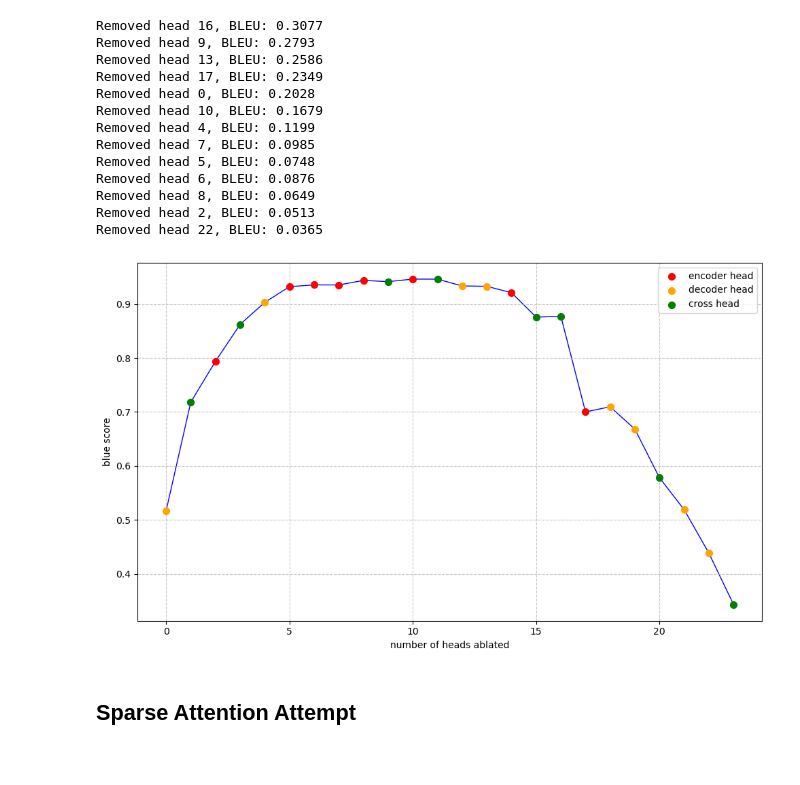
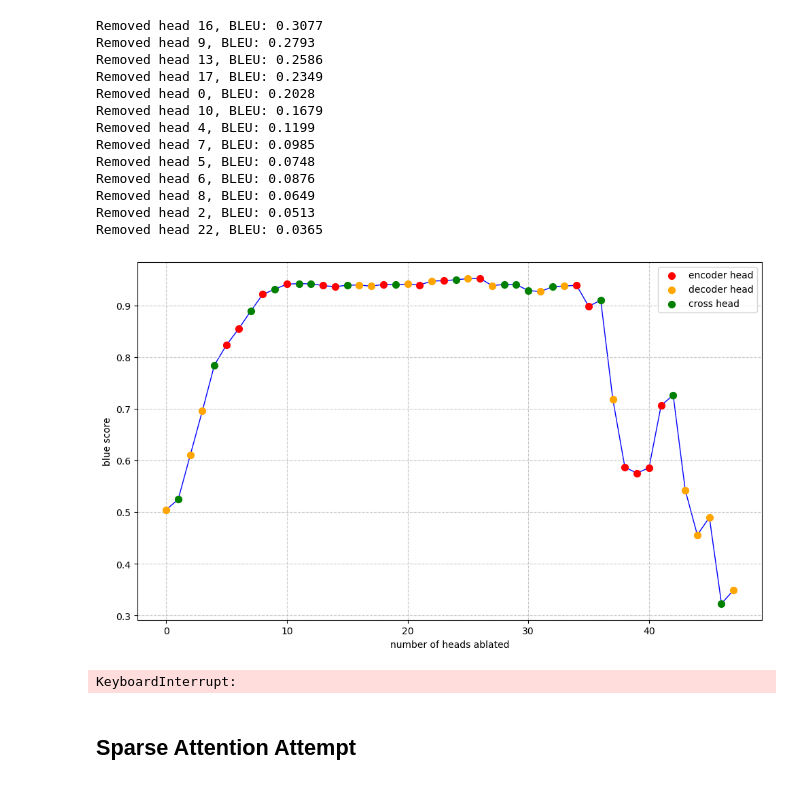
Before and after one commit to SharmaLlama/dl-from-scratch, a Jupyter notebook: notebooks/transformer.ipynb, the cells around one changed output. Saved outputs shown, nothing was run; the diff lists cells and outputs as text; code cells hidden in the pictures.

```diff
--- a/notebooks/transformer.ipynb
+++ b/notebooks/transformer.ipynb
@@ -1769,20 +1775,20 @@ bleu_scores_removal = bleu_scores_removal_gpu
 # %%
 plt.figure(figsize=(10, 6))
 plt.plot(bleu_scores_removal, color='blue', linestyle='-', linewidth=1, zorder=1)
 
 indices = range(len(bleu_scores_removal))
-x_red, y_red = zip(*[(i, bleu_scores_removal[i]) for i in indices if removal_order[i] < 8]) if any(removal_order[i] < 8 for i in indices) else ([], [])
-x_yellow, y_yellow = zip(*[(i, bleu_scores_removal[i]) for i in indices if 8 <= removal_order[i] < 16]) if any(8 <= removal_order[i] < 16 for i in indices) else ([], [])
-x_green, y_green = zip(*[(i, bleu_scores_removal[i]) for i in indices if 16 <= removal_order[i] < 24]) if any(16 <= removal_order[i] < 24 for i in indices) else ([], [])
+x_red, y_red = zip(*[(i, bleu_scores_removal[i]) for i in indices if removal_order[i] < 8 * 2]) if any(removal_order[i] < 16 for i in indices) else ([], [])
+x_yellow, y_yellow = zip(*[(i, bleu_scores_removal[i]) for i in indices if 16 <= removal_order[i] < 32]) if any(16 <= removal_order[i] < 32 for i in indices) else ([], [])
+x_green, y_green = zip(*[(i, bleu_scores_removal[i]) for i in indices if 32 <= removal_order[i] < 48]) if any(32 <= removal_order[i] < 48 for i in indices) else ([], [])
 
 plt.scatter(x_red, y_red, color='red', s=50, zorder=2, label='encoder head')
 plt.scatter(x_yellow, y_yellow, color='orange', s=50, zorder=2, label='decoder head')
 plt.scatter(x_green, y_green, color='green', s=50, zorder=2, label='cross head')
 plt.grid(True, linestyle='--', alpha=0.7)
 plt.legend()
 plt.xlabel('number of heads ablated')
 plt.ylabel('blue score')
 plt.tight_layout()
 plt.show()
 # %% [output]
-[figure, old version]
+[figure, new version]
@@ -1789,3 +1800,27 @@ plt.show()
+# %%
+from utils.ablation_studies import build_model, get_dataloaders, ablation_studies
+import sentencepiece as spm
+
+model_file = "../papers/attention_is_all_you_need/BPE/en-hi.model"
+llm_model_file = "../papers/attention_is_all_you_need/Models/hindi_model_4_256_2048_2_2/Model_300"
+device = torch.device("cuda" if torch.cuda.is_available() else "cpu")
+checkpoint = torch.load(llm_model_file, map_location=torch.device(device))
+splat = "hindi_model_4_256_2048_2_2".split("_")
+config['N_HEADS'] = int(splat[2])
+config['D_MODEL'] = int(splat[3])
+config['FF_HIDDEN'] = int(splat[4])
+config['N_ENCODERS'] = int(splat[5])
+config['N_DECODERS'] = int(splat[6])
+
+sp = spm.SentencePieceProcessor(model_file=model_file)
+model = build_model(sp, device, checkpoint['model_state_dict'])
+# model.eval()
+
+english_encoded, hindi_encoded = get_encodings(english_sentences, hindi_translations, sp=sp)
+dataloader = get_dataloaders(sp, english_encoded, hindi_encoded, config['BATCH_SIZE'])
+ablation_studies(model, dataloader, device, sp, heads=config['N_HEADS'], n_decoders=config['N_DECODERS'], n_encoders=config['N_ENCODERS'])
+# %% [output]
+KeyboardInterrupt:
 # %% [markdown]
 ## Sparse Attention Attempt
 # %%
```
Also changed, not shown: parts of 6 cells of this notebook, 1 other file.
